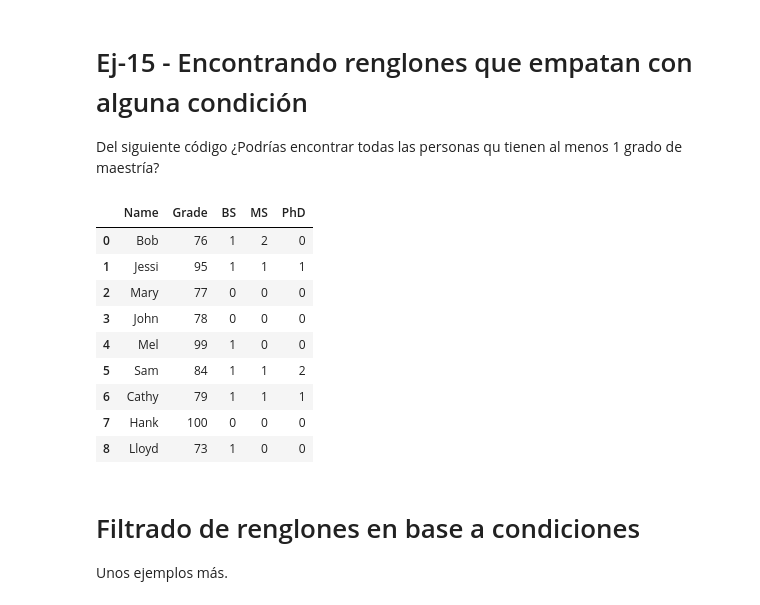
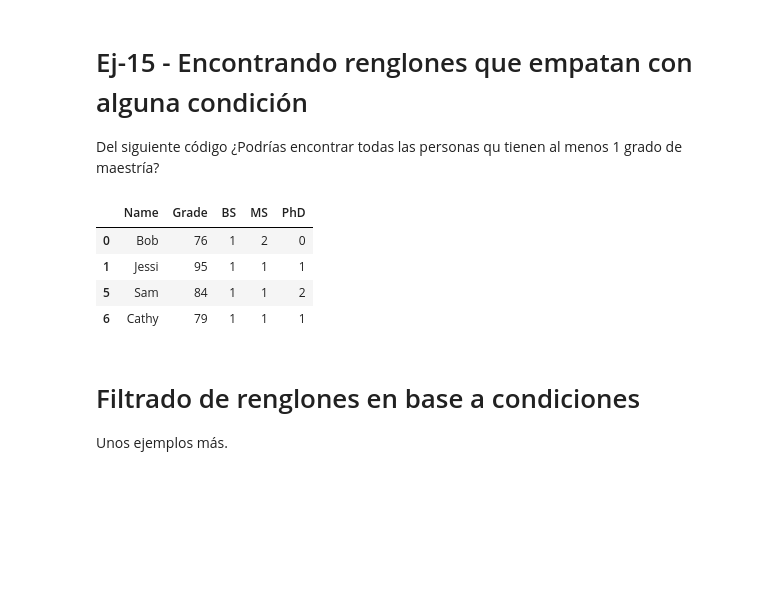
Before and after one commit to Joranome/T2LimpiezaDatos, a Jupyter notebook: 01-li-datos.ipynb, the cells around one changed output. Drawn from its saved outputs; the diff is of its cells as text; code cells hidden in the pictures; blank space fills up the shorter version.

```diff
--- a/01-li-datos.ipynb
+++ b/01-li-datos.ipynb
@@ -1530,30 +1530,25 @@ Del siguiente código ¿Podrías encontrar todas las personas qu tienen al menos
 # %%
 # Ej-15 ...
 
 import pandas as pd
 
 names = ['Bob','Jessi','Mary','John','Mel','Sam', 'Cathy','Hank','Lloyd']
 grades = [76,95,77,78,99,84,79,100,73]
 bsdegrees = [1,1,0,0,1,1,1,0,1]
 msdegrees = [2,1,0,0,0,1,1,0,0]
 phddegrees = [0,1,0,0,0,2,1,0,0]
 
 GradeList = zip(names,grades,bsdegrees,msdegrees, phddegrees)
 
 df = pd.DataFrame(data = GradeList, columns=['Name','Grade','BS', 'MS','PhD'])
 
-df
+df[df['MS']>=1]
 # %% [output]
 |  | Name | Grade | BS | MS | PhD |
 | 0 | Bob | 76 | 1 | 2 | 0 |
 | 1 | Jessi | 95 | 1 | 1 | 1 |
-| 2 | Mary | 77 | 0 | 0 | 0 |
-| 3 | John | 78 | 0 | 0 | 0 |
-| 4 | Mel | 99 | 1 | 0 | 0 |
 | 5 | Sam | 84 | 1 | 1 | 2 |
 | 6 | Cathy | 79 | 1 | 1 | 1 |
-| 7 | Hank | 100 | 0 | 0 | 0 |
-| 8 | Lloyd | 73 | 1 | 0 | 0 |
 # %% [markdown]
 # Filtrado de renglones en base a condiciones
 
```
